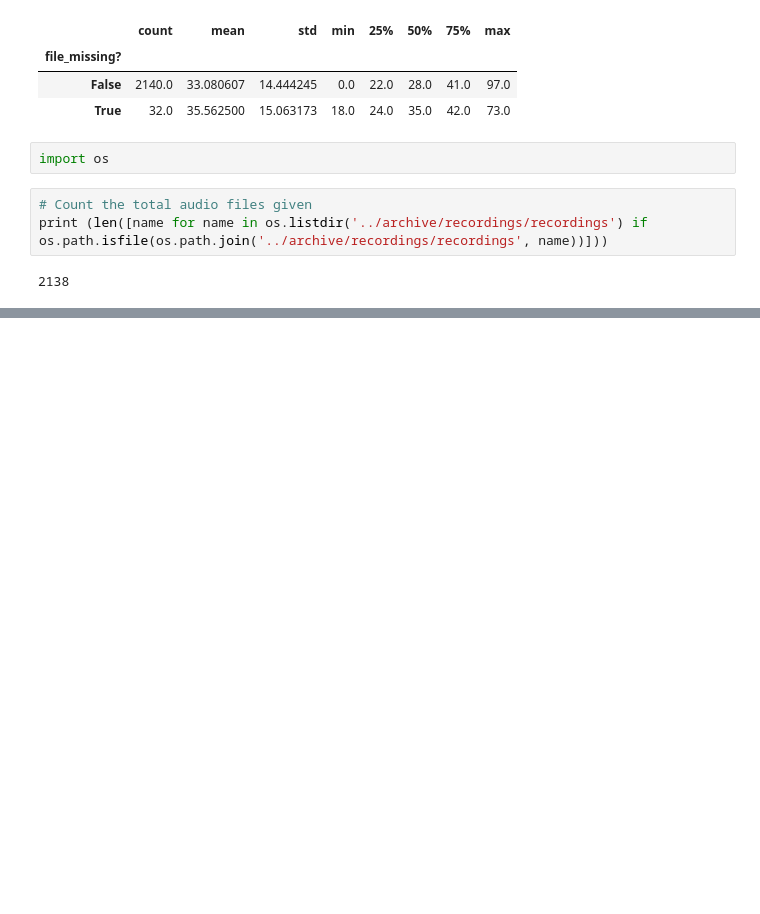
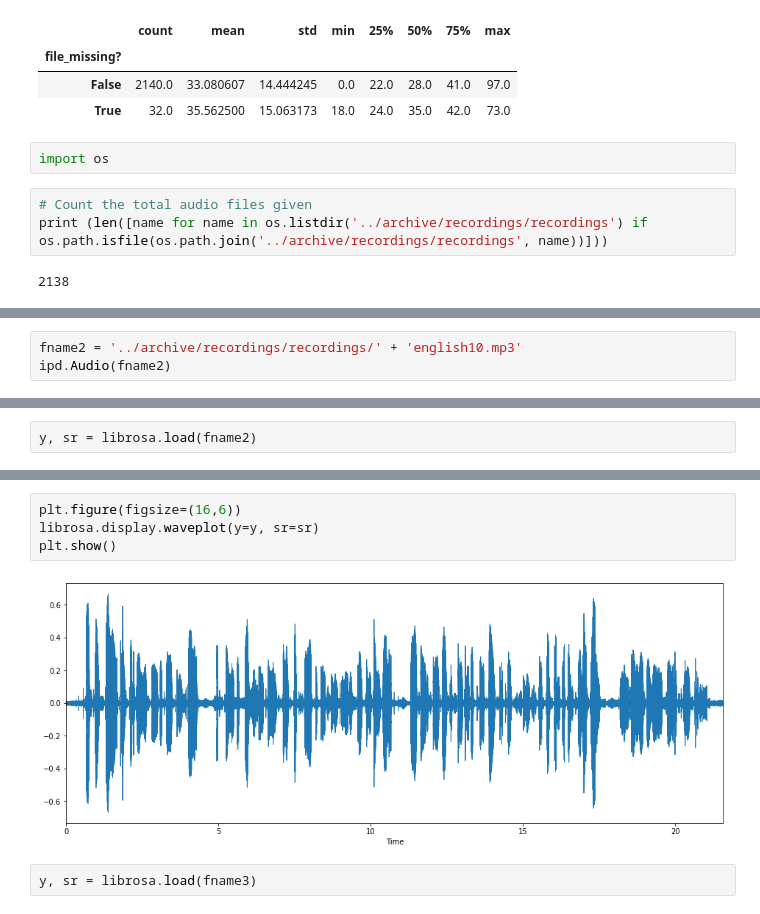
Before and after one commit to parkjiye/EnglishSpeechAccentAnalyzer, a Jupyter notebook: EnglishSpeechAccentAnalyzer.ipynb, the cells around one changed output, grey strips where cells are left out. Cells and saved outputs as stored; diff of their text form; blank space fills up the shorter version.

```diff
--- a/EnglishSpeechAccentAnalyzer.ipynb
+++ b/EnglishSpeechAccentAnalyzer.ipynb
@@ -82,0 +108,3 @@ print (len([name for name in os.listdir('../archive/recordings/recordings') if o
+# %%
+fname2 = '../archive/recordings/recordings/' + 'english10.mp3'
+ipd.Audio(fname2)
@@ -82,0 +159,2 @@ print (len([name for name in os.listdir('../archive/recordings/recordings') if o
+# %%
+y, sr = librosa.load(fname2)
@@ -82,0 +172,8 @@ print (len([name for name in os.listdir('../archive/recordings/recordings') if o
+# %%
+plt.figure(figsize=(16,6))
+librosa.display.waveplot(y=y, sr=sr)
+plt.show()
+# %% [output]
+[figure, added]
+# %%
+y, sr = librosa.load(fname3)
```
Also changed, not shown: parts of 17 cells of this notebook.
